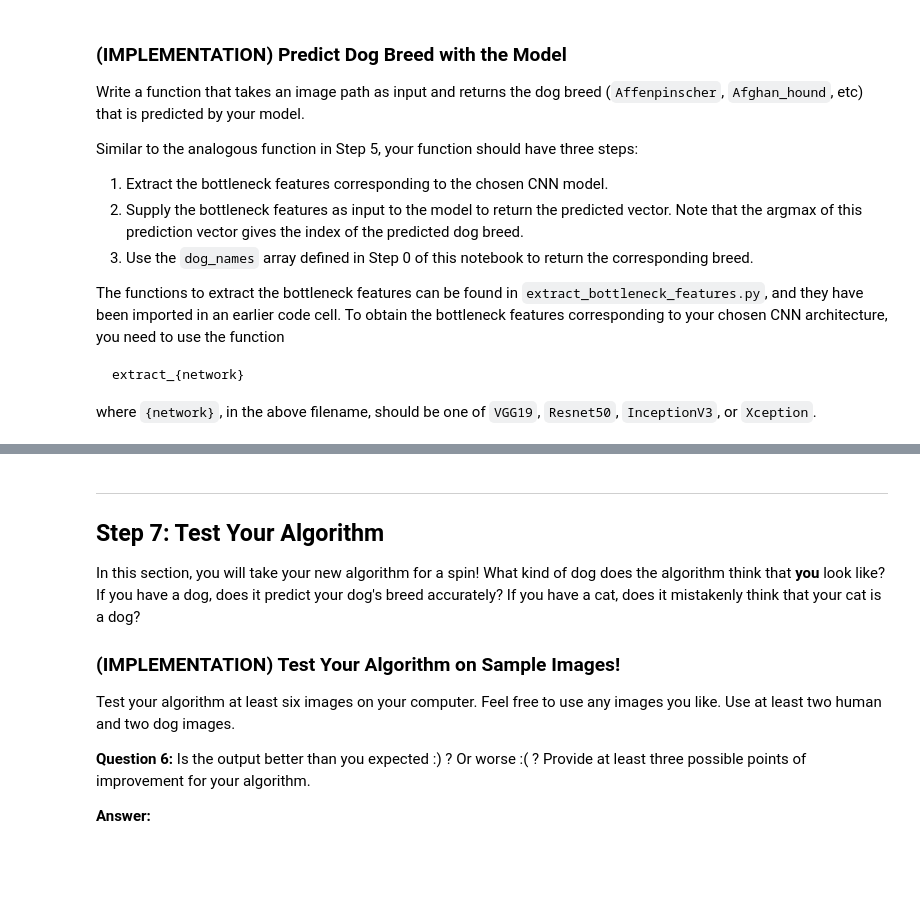
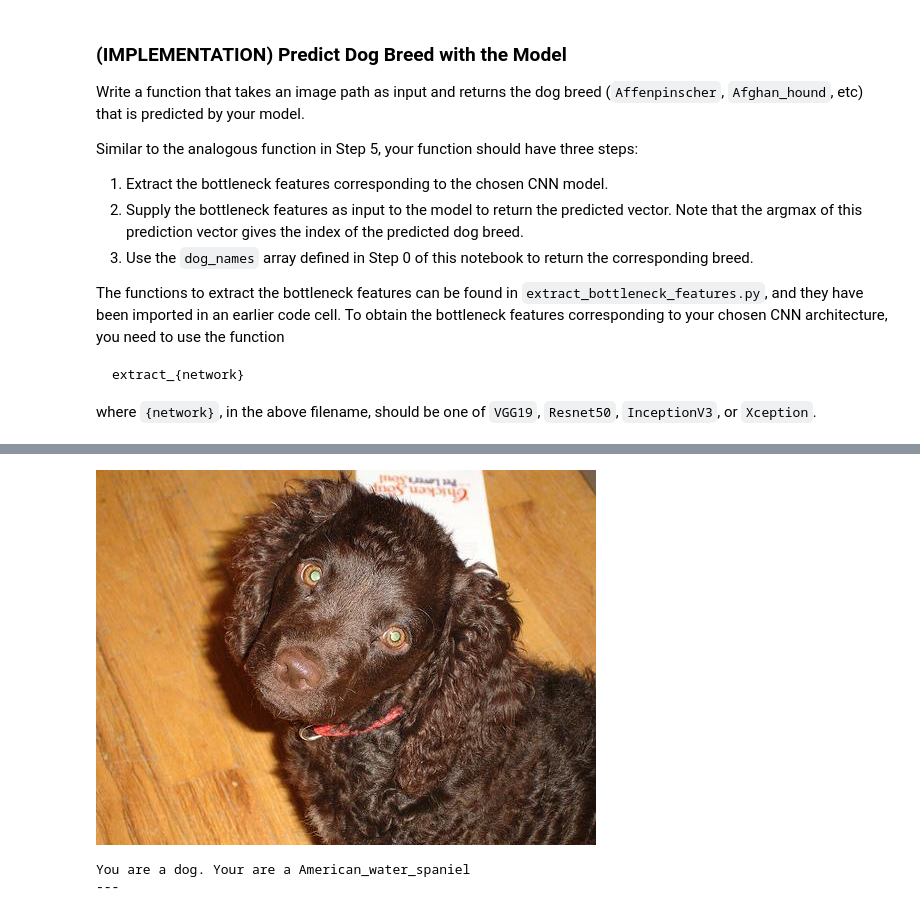
Before and after one commit to yilunzh/dog-project, a Jupyter notebook: dog_app.ipynb, the cells around one changed output, grey strips where cells are left out. Cells and saved outputs as stored; diff of their text form; code cells hidden in the pictures; blank space fills up the shorter version.

```diff
--- a/dog_app.ipynb
+++ b/dog_app.ipynb
@@ -557,3 +660,8 @@ __Answer:__
+# %%
+### TODO: Compile the model.
+#Resnet50_model.compile(loss='categorical_crossentropy', optimizer='rmsprop', metrics=['accuracy'])
+#InceptionV3_model.compile(loss='categorical_crossentropy', optimizer='rmsprop', metrics=['accuracy'])
+Xception_model.compile(loss='categorical_crossentropy', optimizer='rmsprop', metrics=['accuracy'])
 # %% [markdown]
 ### (IMPLEMENTATION) Train the Model
 
@@ -566,6 +716,9 @@ You are welcome to [augment the training data](https://blog.keras.io/building-po
 ### (IMPLEMENTATION) Load the Model with the Best Validation Loss
 # %%
 ### TODO: Load the model weights with the best validation loss.
+#Restnet50_model.load_weights('saved_models/weights.best.Restnet50.hdf5')
+#InceptionV3_model.load_weights('saved_models/weights.best.InceptionV3.hdf5')
+Xception_model.load_weights('saved_models/weights.best.Xception.hdf5')
 # %% [markdown]
 ### (IMPLEMENTATION) Test the Model
 
@@ -590,6 +756,15 @@ where `{network}`, in the above filename, should be one of `VGG19`, `Resnet50`,
 # %%
 ### TODO: Write a function that takes a path to an image as input
 ### and returns the dog breed that is predicted by the model.
+from extract_bottleneck_features import *
+
+def Xception_predict_breed(img_path):
+    # extract bottleneck features
+    bottleneck_feature = extract_Xception(path_to_tensor(img_path))
+    # obtain predicted vector
+    predicted_vector = Xception_model.predict(bottleneck_feature)
+    # return dog breed that is predicted by the model
+    return dog_names[np.argmax(predicted_vector)]
 # %% [markdown]
 ---
 <a id='step6'></a>
@@ -608,3 +783,21 @@ Some sample output for our algorithm is provided below, but feel free to design
 
 
 ### (IMPLEMENTATION) Write your Algorithm
+# %%
+### TODO: Write your algorithm.
+### Feel free to use as many code cells as needed.
+from IPython.display import display, Image
+
+def dog_or_human(img_path):
+    display(Image(img_path))
+    if dog_detector(img_path):
+        prediction = Xception_predict_breed(img_path)
+        print("You are a dog. Your are a %s" % prediction)
+        print("---")
+    elif face_detector(img_path):
+        prediction = Xception_predict_breed(img_path)
+        print("You are a human. You look like a %s" % prediction)
+        print("---")
+    else:
+        print("I could not detect a dog or a human in the image")
+        print("---")
@@ -611,17 +823,9 @@ Some sample output for our algorithm is provided below, but feel free to design
 # %%
-### TODO: Write your algorithm.
-### Feel free to use as many code cells as needed.
+## TODO: Execute your algorithm from Step 6 on
+## at least 6 images on your computer.
+## Feel free to use as many code cells as needed.
+dog_or_human('images/American_water_spaniel_00648.jpg')
+# %% [output]
+[figure, added]
+You are a dog. Your are a American_water_spaniel
+---
-# %% [markdown]
----
-<a id='step7'></a>
-## Step 7: Test Your Algorithm
-
-In this section, you will take your new algorithm for a spin!  What kind of dog does the algorithm think that __you__ look like?  If you have a dog, does it predict your dog's breed accurately?  If you have a cat, does it mistakenly think that your cat is a dog?
-
-### (IMPLEMENTATION) Test Your Algorithm on Sample Images!
-
-Test your algorithm at least six images on your computer.  Feel free to use any images you like.  Use at least two human and two dog images.
-
-__Question 6:__ Is the output better than you expected :) ?  Or worse :( ?  Provide at least three possible points of improvement for your algorithm.
-
-__Answer:__
```
Also changed, not shown: parts of 31 cells of this notebook, 3 other files.
